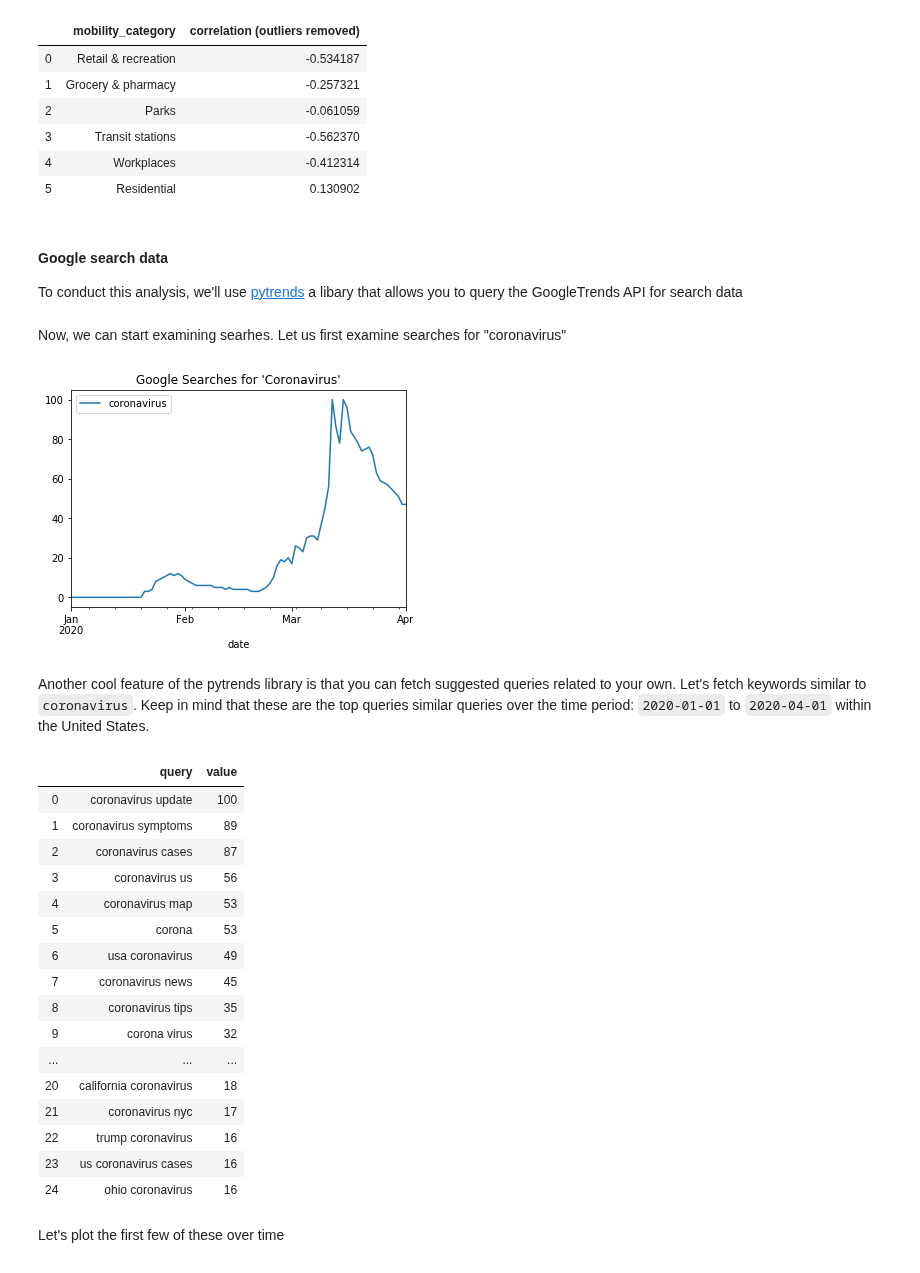
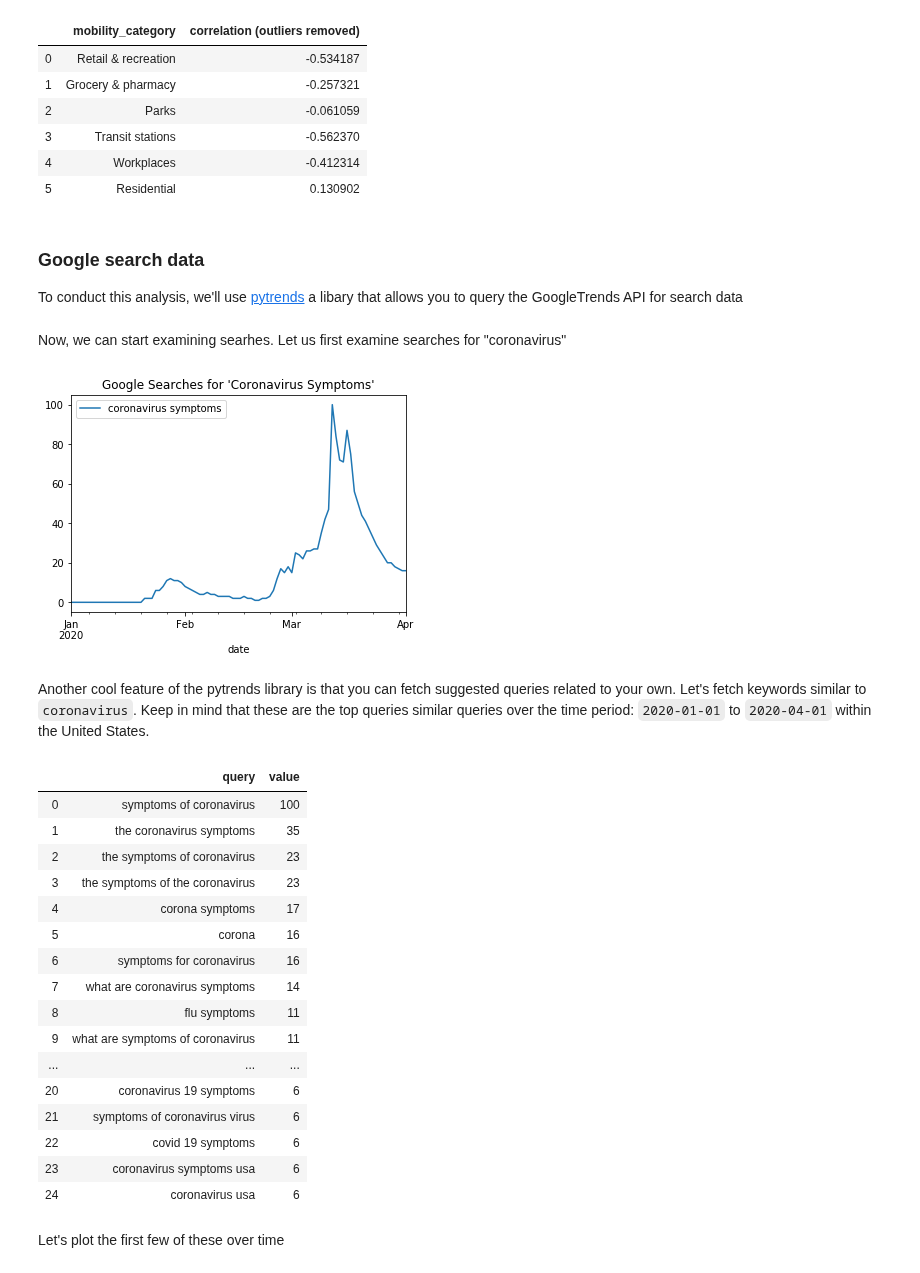
Before and after one commit to spotted-d/RNN_covid19_modeling, a Jupyter notebook: milestone2_eda/milestone2_eda.ipynb, the cells around one changed output. Cells and saved outputs as stored; diff of their text form; code cells hidden in the pictures.

```diff
--- a/milestone2_eda/milestone2_eda.ipynb
+++ b/milestone2_eda/milestone2_eda.ipynb
@@ -406,7 +409,8 @@ display(pd.DataFrame(correlations_nooutliers))
 | 4 | Workplaces | -0.412314 |
 | 5 | Residential | 0.130902 |
 # %% [markdown]
-#### Google search data
+<a id='google_search_data'></a>
+### Google search data
 To conduct this analysis, we'll use [pytrends](https://github.com/GeneralMills/pytrends) a libary that allows you to query the GoogleTrends API for search data
 # %%
 import pytrends
@@ -418,37 +422,37 @@ pyt = TrendReq(hl='en-US', tz=300)
 Now, we can start examining searhes. Let us first examine searches for "coronavirus"
 # %%
 # build query: coronavirus searches starting at 2020
-kw_list = ["coronavirus"]
+kw_list = ["coronavirus symptoms"]
 pyt.build_payload(kw_list, cat=0, timeframe='2020-01-01 2020-04-01', geo='US', gprop='')
 
 # interest over time
 search_coronavirus = pyt.interest_over_time()
-search_coronavirus.plot.line(y="coronavirus")
-plt.title("Google Searches for 'Coronavirus'");
+search_coronavirus.plot.line(y="coronavirus symptoms")
+plt.title("Google Searches for 'Coronavirus Symptoms'");
 # %% [output]
-[figure, old version]
+[figure, new version]
 # %% [markdown]
 Another cool feature of the pytrends library is that you can fetch suggested queries related to your own. Let's fetch keywords similar to `coronavirus`. Keep in mind that these are the top queries similar queries over the time period: `2020-01-01` to `2020-04-01` within the United States.
 # %%
-pyt.related_queries()["coronavirus"]["top"]
+pyt.related_queries()["coronavirus symptoms"]["top"]
 # %% [output]
 |  | query | value |
-| 0 | coronavirus update | 100 |
-| 1 | coronavirus symptoms | 89 |
-| 2 | coronavirus cases | 87 |
-| 3 | coronavirus us | 56 |
-| 4 | coronavirus map | 53 |
-| 5 | corona | 53 |
-| 6 | usa coronavirus | 49 |
-| 7 | coronavirus news | 45 |
-| 8 | coronavirus tips | 35 |
-| 9 | corona virus | 32 |
+| 0 | symptoms of coronavirus | 100 |
+| 1 | the coronavirus symptoms | 35 |
+| 2 | the symptoms of coronavirus | 23 |
+| 3 | the symptoms of the coronavirus | 23 |
+| 4 | corona symptoms | 17 |
+| 5 | corona | 16 |
+| 6 | symptoms for coronavirus | 16 |
+| 7 | what are coronavirus symptoms | 14 |
+| 8 | flu symptoms | 11 |
+| 9 | what are symptoms of coronavirus | 11 |
 | ... | ... | ... |
-| 20 | california coronavirus | 18 |
-| 21 | coronavirus nyc | 17 |
-| 22 | trump coronavirus | 16 |
-| 23 | us coronavirus cases | 16 |
-| 24 | ohio coronavirus | 16 |
+| 20 | coronavirus 19 symptoms | 6 |
+| 21 | symptoms of coronavirus virus | 6 |
+| 22 | covid 19 symptoms | 6 |
+| 23 | coronavirus symptoms usa | 6 |
+| 24 | coronavirus usa | 6 |
 # %% [markdown]
 Let's plot the first few of these over time
 # %%
```
Also changed, not shown: parts of 13 cells of this notebook.
